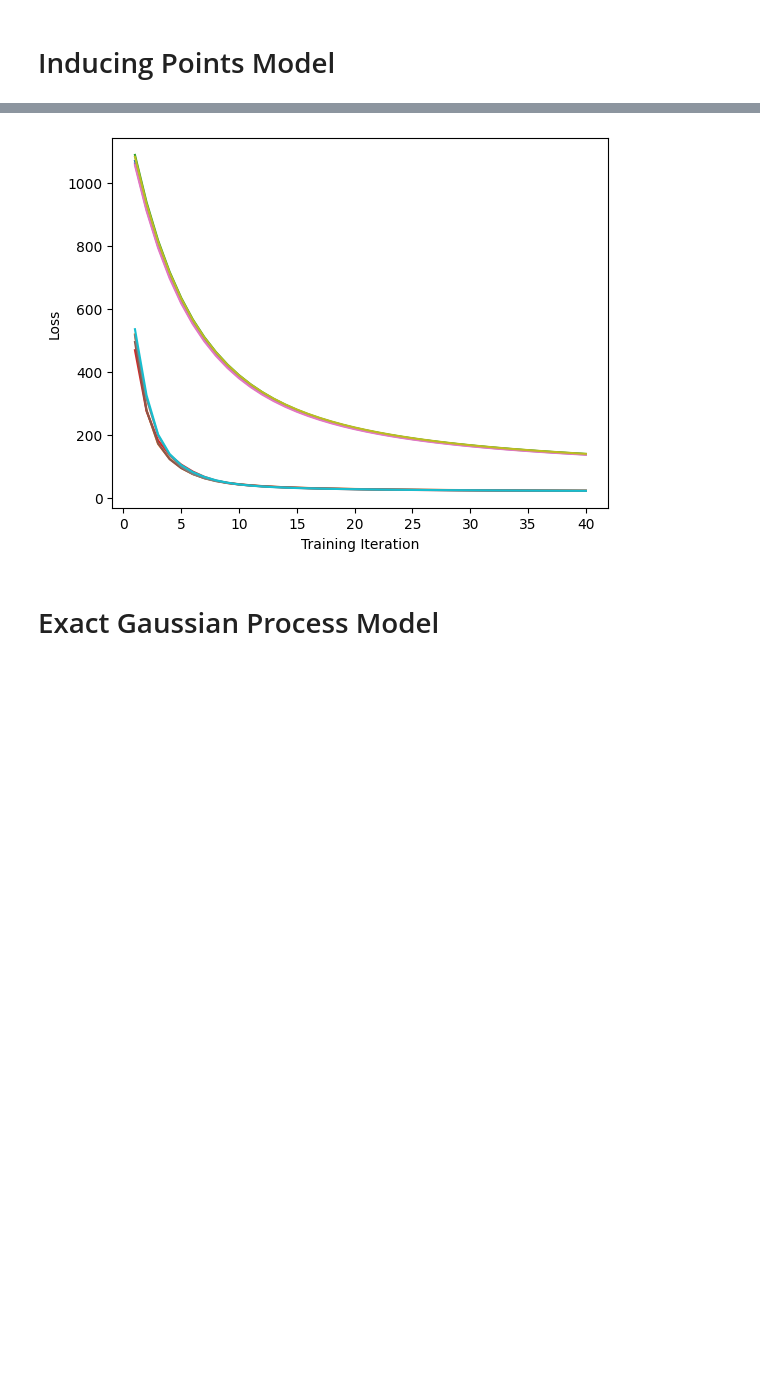
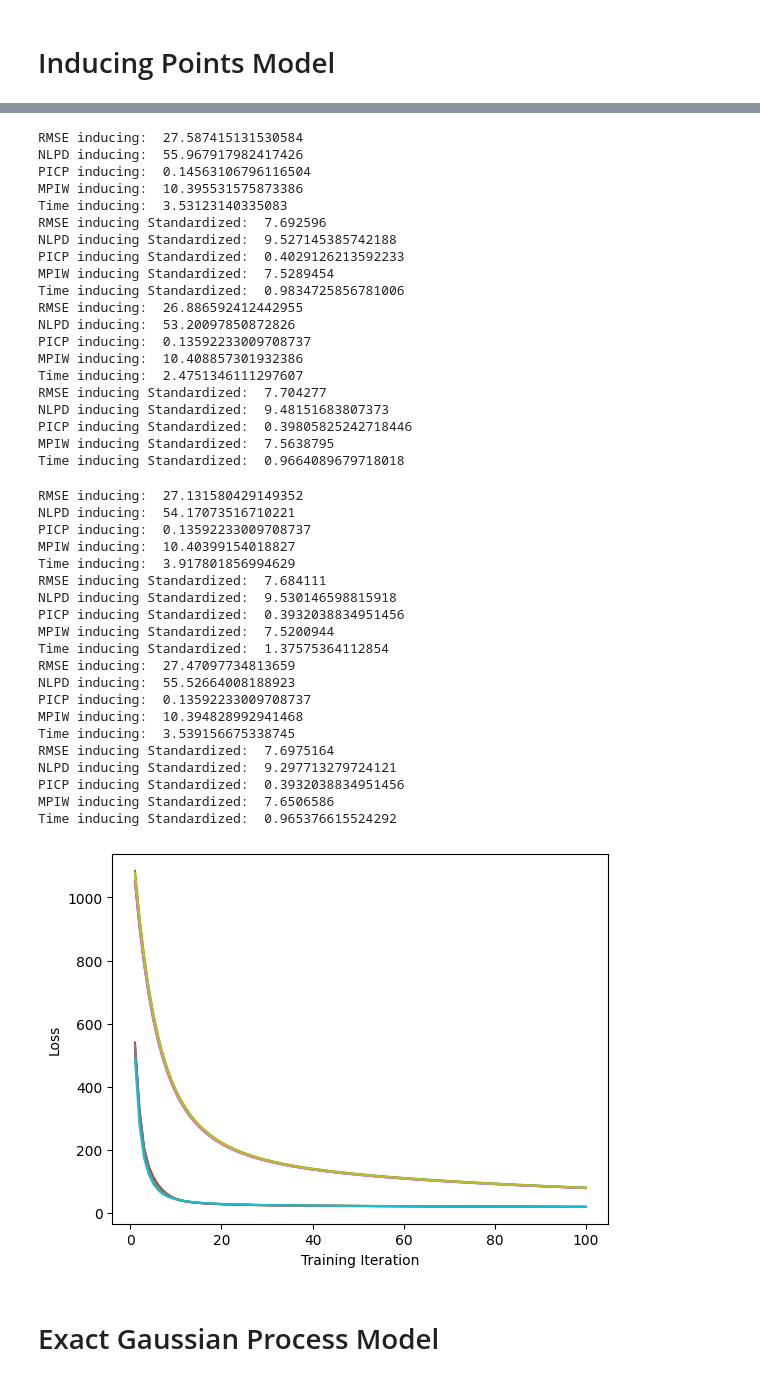
Before and after one commit to Sabelz/Master_Thesis_Alexander, a Jupyter notebook: GPs/ConcreteGPs.ipynb, the cells around one changed output, grey strips where cells are left out. Drawn from its saved outputs; the diff is of its cells as text; code cells hidden in the pictures; blank space fills up the shorter version.

```diff
--- a/GPs/ConcreteGPs.ipynb
+++ b/GPs/ConcreteGPs.ipynb
@@ -142,14 +142,14 @@ for _ in range(0,5):
                           KISSGP_likelihood_concrete,
                           x_train_concrete,
                           y_train_concrete,
-                          training_iter= 40) # train is defined in utils/functions.ipynb
+                          training_iter= 100) # train is defined in utils/functions.ipynb
 
   # Standardized version
   train_time_KISSGP_concrete_standardized = train(KISSGP_model_concrete_standardized,
                                        KISSGP_likelihood_concrete_standardized,
                                        x_train_concrete_standardized,
                                        y_train_concrete,
-                                       training_iter= 40) # train is defined in utils/functions.ipynb
+                                       training_iter= 100) # train is defined in utils/functions.ipynb
 
 
   with torch.no_grad(), gpytorch.settings.fast_pred_var():
@@ -265,14 +265,14 @@ for _ in range(0,5):
                                   variational_likelihood_concrete,
                                   x_train_concrete,
                                   y_train_concrete,
-                                  training_iter= 40) # train is defined in utils/functions.ipynb
+                                  training_iter= 100) # train is defined in utils/functions.ipynb
 
   # Standardized version, train_loader_concrete_standardized
   train_time_variational_concrete_standardized = train_ELBO(variational_model_concrete_standardized,
                                                 variational_likelihood_concrete_standardized,
                                                 x_train_concrete_standardized,
                                                 y_train_concrete,
-                                                training_iter= 40) # train is defined in utils/functions.ipynb
+                                                training_iter= 100) # train is defined in utils/functions.ipynb
 
   with torch.no_grad(), gpytorch.settings.fast_pred_var():
     # predict is defined in utils/functions.ipynb
@@ -394,13 +394,13 @@ for _ in range(0,5):
                             inducing_likelihood_concrete,
                             x_train_concrete.double(),
                             y_train_concrete.double(),
-                            training_iter= 40) # train is defined in utils/functions.ipynb
+                            training_iter= 100) # train is defined in utils/functions.ipynb
   # Standardized version
   train_time_inducing_concrete_standardized = train(inducing_model_concrete_standardized,
                                         inducing_likelihood_concrete_standardized,
                                         x_train_concrete_standardized,
                                         y_train_concrete,
-                                        training_iter= 40) # train is defined in utils/functions.ipynb
+                                        training_iter= 100) # train is defined in utils/functions.ipynb
 
 
 
@@ -471,4 +464,44 @@ Time inducing Standardized:  1.5022122859954834
+RMSE inducing:  27.587415131530584
+NLPD inducing:  55.967917982417426
+PICP inducing:  0.14563106796116504
+MPIW inducing:  10.395531575873386
+Time inducing:  3.53123140335083
+RMSE inducing Standardized:  7.692596
+NLPD inducing Standardized:  9.527145385742188
+PICP inducing Standardized:  0.4029126213592233
+MPIW inducing Standardized:  7.5289454
+Time inducing Standardized:  0.9834725856781006
+RMSE inducing:  26.886592412442955
+NLPD inducing:  53.20097850872826
+PICP inducing:  0.13592233009708737
+MPIW inducing:  10.408857301932386
+Time inducing:  2.4751346111297607
+RMSE inducing Standardized:  7.704277
+NLPD inducing Standardized:  9.48151683807373
+PICP inducing Standardized:  0.39805825242718446
+MPIW inducing Standardized:  7.5638795
+Time inducing Standardized:  0.9664089679718018
+RMSE inducing:  27.131580429149352
+NLPD inducing:  54.17073516710221
+PICP inducing:  0.13592233009708737
+MPIW inducing:  10.40399154018827
+Time inducing:  3.917801856994629
+RMSE inducing Standardized:  7.684111
+NLPD inducing Standardized:  9.530146598815918
+PICP inducing Standardized:  0.3932038834951456
+MPIW inducing Standardized:  7.5200944
+Time inducing Standardized:  1.37575364112854
+RMSE inducing:  27.47097734813659
+NLPD inducing:  55.52664008188923
+PICP inducing:  0.13592233009708737
+MPIW inducing:  10.394828992941468
+Time inducing:  3.539156675338745
+RMSE inducing Standardized:  7.6975164
+NLPD inducing Standardized:  9.297713279724121
+PICP inducing Standardized:  0.3932038834951456
+MPIW inducing Standardized:  7.6506586
+Time inducing Standardized:  0.965376615524292
-[figure, old version]
+[figure, new version]
 # %% [markdown]
 # Exact Gaussian Process Model
 # %%
```
Also changed, not shown: parts of 27 cells of this notebook.
